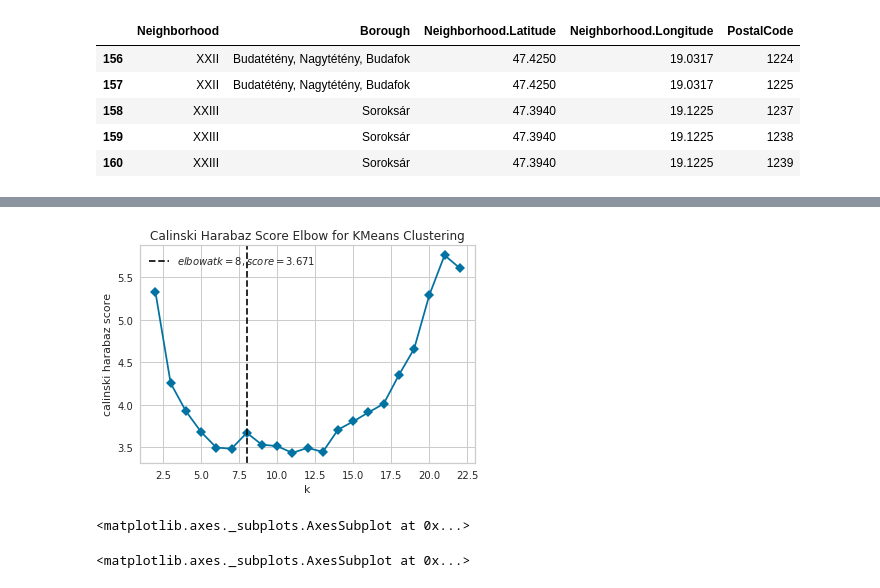
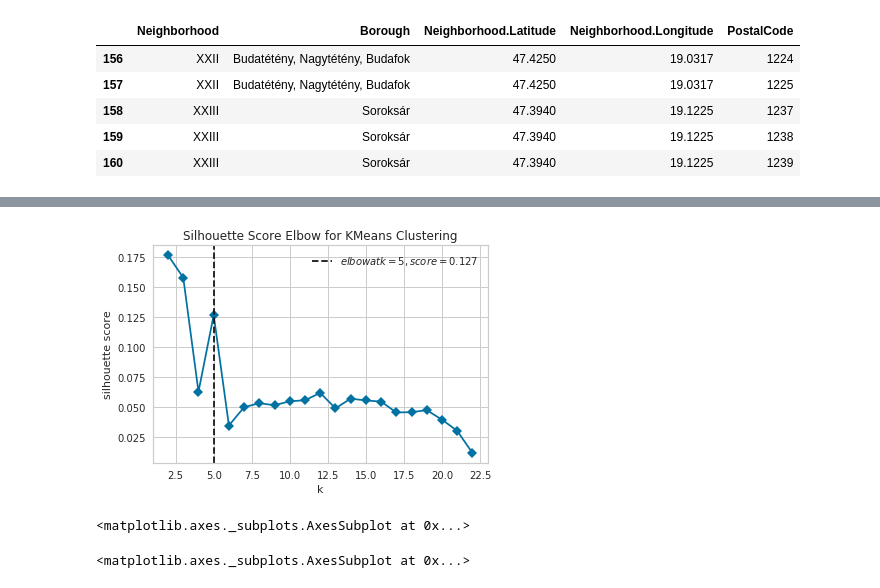
Before and after one commit to AmbrusAttila/Coursera-IBM-Data-Science-Specialization-Capstone, a Jupyter notebook: Budapest Notebook.ipynb, the cells around one changed output, grey strips where cells are left out. Drawn from its saved outputs; the diff is of its cells as text; code cells hidden in the pictures.

```diff
--- a/Budapest Notebook.ipynb
+++ b/Budapest Notebook.ipynb
@@ -203,15 +203,20 @@ def getNearbyVenues(names, lats, lons):
     for n, la, lo in zip(names, lats, lons):
         url= 'https://api.foursquare.com/v2/venues/explore?client_id={}&client_secret={}&v={}&ll={},{}&radius={}&limit={}'.format(CLIENT_ID, CLIENT_SECRET, VERSION, la, lo, RADIUS, LIMIT)
         results= requests.get(url).json()['response']['groups'][0]['items']
-        list.append([(
-         n,
-         la,
-         lo,
-         v['venue']['name'],
-         v['venue']['location']['lat'],
-         v['venue']['location']['lng'],
-         v['venue']['categories'][0]['name']) for v in results]
-        )
+        sublist=[]
+        for v in results:
+            if v['venue']['categories'][0]['name'] not in ['Bus Stop', 'Bus Station','Tram Station',' Train Station', 'Grocery Store', 'Coffee Shop']:
+                sublist.append([
+                    n,
+                    la,
+                    lo,
+                    v['venue']['name'],
+                    v['venue']['location']['lat'],
+                    v['venue']['location']['lng'],
+                    v['venue']['categories'][0]['name']
+                ])
+        list.append(sublist)
+
 
     nearby=pd.DataFrame([item for vlist in list for item in vlist])
     nearby.columns=[
@@ -296,11 +301,11 @@ Successfully installed yellowbrick-1.1
 # %%
 clustering=grouped.drop('Neighborhood', 1)
 
-visualizer = KElbowVisualizer(KMeans(), k=(2,23), metric='calinski_harabasz', timings=False)
+visualizer = KElbowVisualizer(KMeans(), k=(2,23), metric='silhouette', timings=False)
 visualizer.fit(clustering)
 visualizer.show()
 # %% [output]
-[figure, old version]
+[figure, new version]
 <matplotlib.axes._subplots.AxesSubplot at 0x...>
 # %%
 # The code was removed by Watson Studio for sharing.
```
Also changed, not shown: parts of 14 cells of this notebook.
